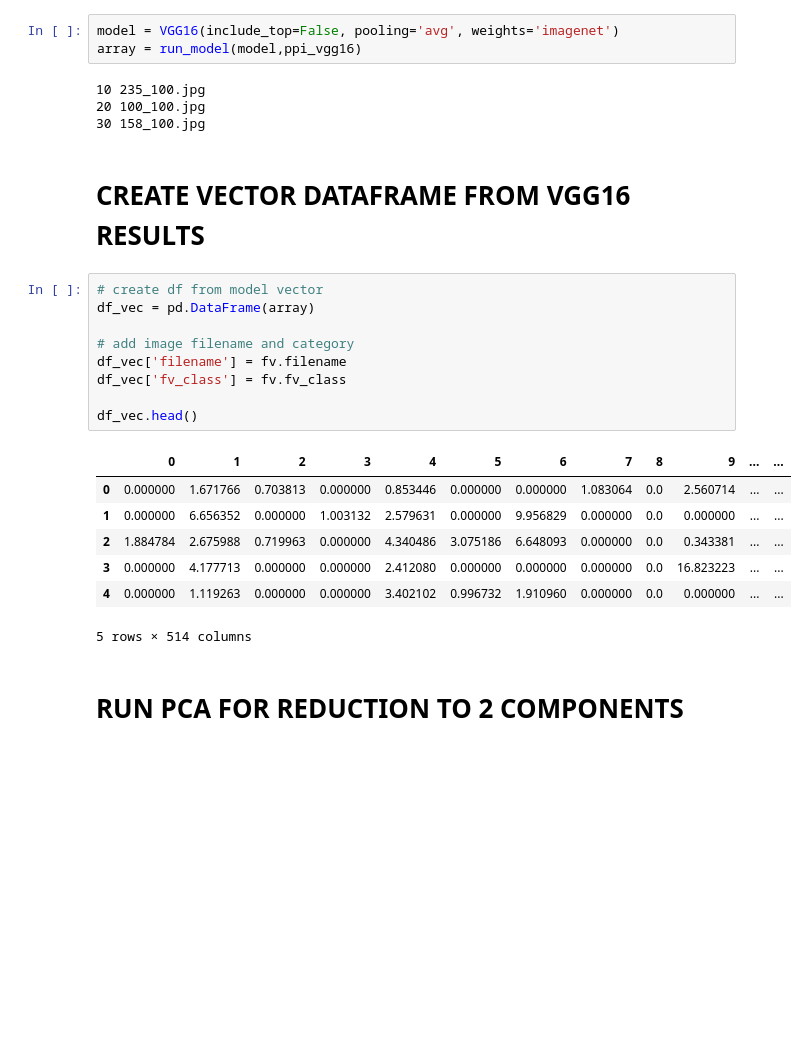
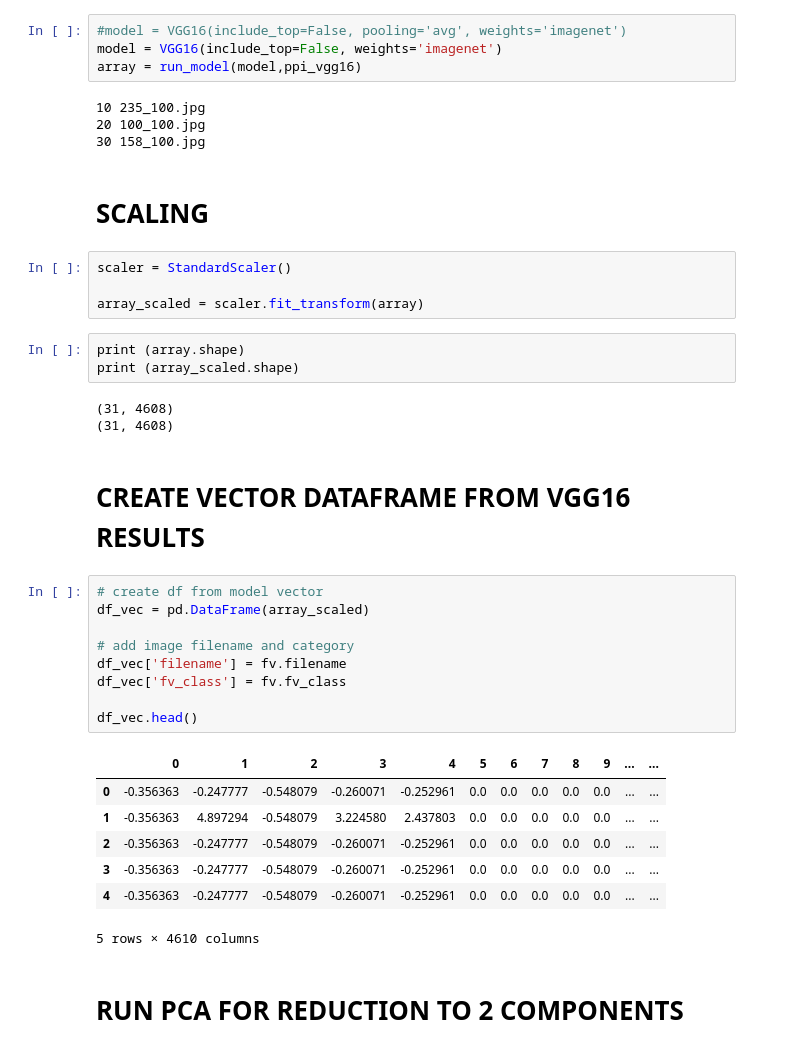
Before and after one commit to TTFrance/Project-08, a Jupyter notebook: oc-p8-modelling.ipynb, the cells around one changed output. Cells and saved outputs as stored; diff of their text form; blank space fills up the shorter version.

```diff
--- a/oc-p8-modelling.ipynb
+++ b/oc-p8-modelling.ipynb
@@ -75,31 +75,44 @@ fv.head()
 # %% [markdown]
 # VECTORIZATION BY VGG16
 # %%
-model = VGG16(include_top=False, pooling='avg', weights='imagenet')
+#model = VGG16(include_top=False, pooling='avg', weights='imagenet')
+model = VGG16(include_top=False, weights='imagenet')
 array = run_model(model,ppi_vgg16)
 # %% [output]
 10 235_100.jpg
 20 100_100.jpg
 30 158_100.jpg
+# %% [markdown]
+# SCALING
+# %%
+scaler = StandardScaler()
+
+array_scaled = scaler.fit_transform(array)
+# %%
+print (array.shape)
+print (array_scaled.shape)
+# %% [output]
+(31, 4608)
+(31, 4608)
 # %% [markdown]
 # CREATE VECTOR DATAFRAME FROM VGG16 RESULTS
 # %%
 # create df from model vector
-df_vec = pd.DataFrame(array)
+df_vec = pd.DataFrame(array_scaled)
 
 # add image filename and category
 df_vec['filename'] = fv.filename
 df_vec['fv_class'] = fv.fv_class
 
 df_vec.head()
 # %% [output]
 |  | 0 | 1 | 2 | 3 | 4 | 5 | 6 | 7 | 8 | 9 | ... | ... |
-| 0 | 0.000000 | 1.671766 | 0.703813 | 0.000000 | 0.853446 | 0.000000 | 0.000000 | 1.083064 | 0.0 | 2.560714 | ... | ... |
-| 1 | 0.000000 | 6.656352 | 0.000000 | 1.003132 | 2.579631 | 0.000000 | 9.956829 | 0.000000 | 0.0 | 0.000000 | ... | ... |
-| 2 | 1.884784 | 2.675988 | 0.719963 | 0.000000 | 4.340486 | 3.075186 | 6.648093 | 0.000000 | 0.0 | 0.343381 | ... | ... |
-| 3 | 0.000000 | 4.177713 | 0.000000 | 0.000000 | 2.412080 | 0.000000 | 0.000000 | 0.000000 | 0.0 | 16.823223 | ... | ... |
-| 4 | 0.000000 | 1.119263 | 0.000000 | 0.000000 | 3.402102 | 0.996732 | 1.910960 | 0.000000 | 0.0 | 0.000000 | ... | ... |
+| 0 | -0.356363 | -0.247777 | -0.548079 | -0.260071 | -0.252961 | 0.0 | 0.0 | 0.0 | 0.0 | 0.0 | ... | ... |
+| 1 | -0.356363 | 4.897294 | -0.548079 | 3.224580 | 2.437803 | 0.0 | 0.0 | 0.0 | 0.0 | 0.0 | ... | ... |
+| 2 | -0.356363 | -0.247777 | -0.548079 | -0.260071 | -0.252961 | 0.0 | 0.0 | 0.0 | 0.0 | 0.0 | ... | ... |
+| 3 | -0.356363 | -0.247777 | -0.548079 | -0.260071 | -0.252961 | 0.0 | 0.0 | 0.0 | 0.0 | 0.0 | ... | ... |
+| 4 | -0.356363 | -0.247777 | -0.548079 | -0.260071 | -0.252961 | 0.0 | 0.0 | 0.0 | 0.0 | 0.0 | ... | ... |
-5 rows × 514 columns
+5 rows × 4610 columns
 # %% [markdown]
 # RUN PCA FOR REDUCTION TO 2 COMPONENTS
 # %%
```
Also changed, not shown: parts of 9 cells of this notebook, 4 other files.
